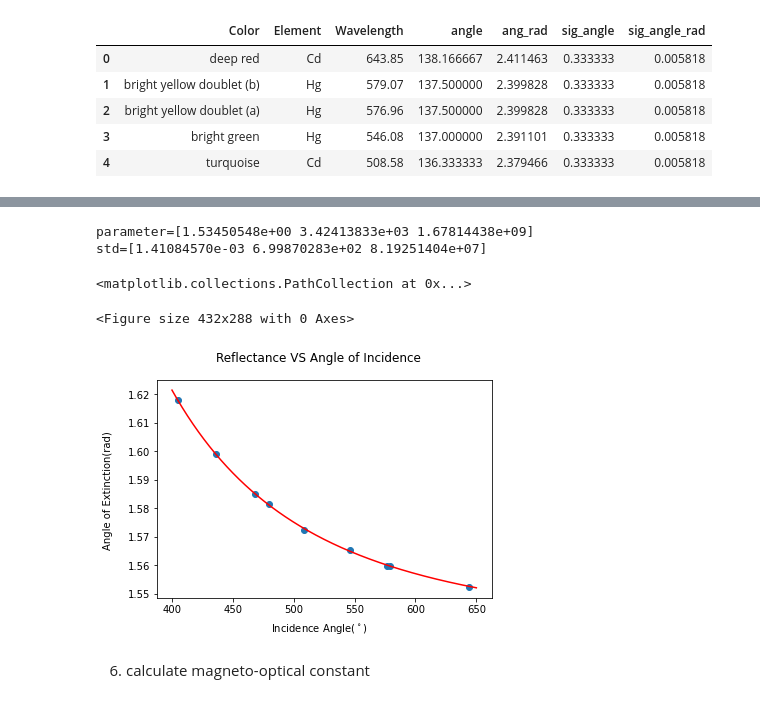
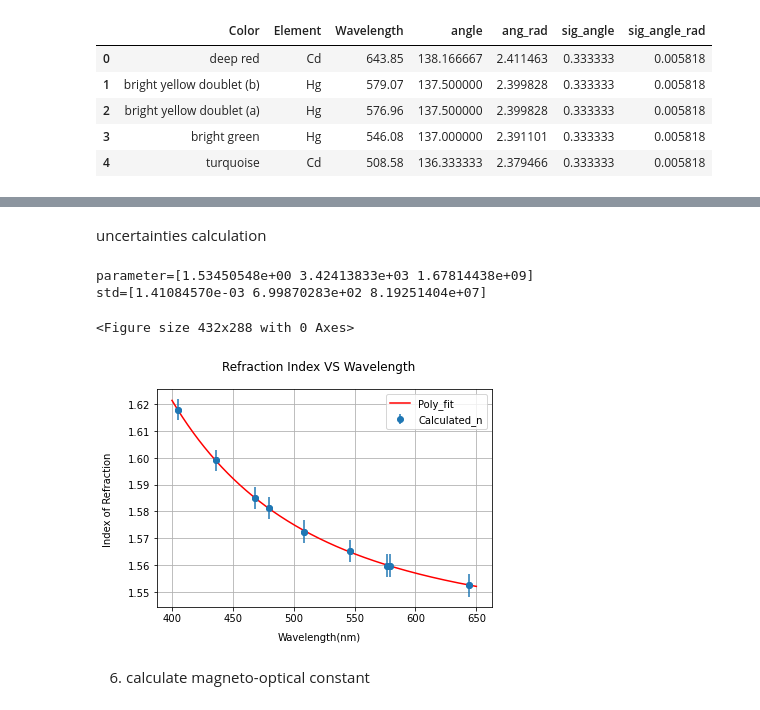
Before and after one commit to alberthu233/phys311_lab_report, a Jupyter notebook: faraday_rotation/faraday.ipynb, the cells around one changed output, grey strips where cells are left out. Drawn from its saved outputs; the diff is of its cells as text; code cells hidden in the pictures.

```diff
--- a/faraday_rotation/faraday.ipynb
+++ b/faraday_rotation/faraday.ipynb
@@ -198,6 +208,10 @@ df5.head()
 | 2 | bright yellow doublet (a) | Hg | 576.96 | 137.500000 | 2.399828 | 0.333333 | 0.005818 | 1.559769 | 0.000003 |
 | 3 | bright green | Hg | 546.08 | 137.000000 | 2.391101 | 0.333333 | 0.005818 | 1.565216 | 0.000003 |
 | 4 | turquoise | Cd | 508.58 | 136.333333 | 2.379466 | 0.333333 | 0.005818 | 1.572433 | 0.000004 |
+# %% [markdown]
+uncertainties calculation
+# %%
+df5["sig_n"] = df5["ang_rad"].apply(math.cos)*df5["sig_angle_rad"]
 # %%
 # wavelegnth linear fit
 def dispersion(x, a, b, c):
@@ -219,18 +233,22 @@ std=[1.41084570e-03 6.99870283e+02 8.19251404e+07]
 # %%
 xp = np.linspace(400,650,1000)
 
 plt.clf()
 fig = plt.figure()
 ax1 = fig.add_subplot(111)
-fig.suptitle("Reflectance VS Angle of Incidence")
-fig.text(0.5, 0.01, 'Incidence Angle($^\circ$)', ha='center')
-fig.text(0.001, 0.5, 'Angle of Extinction(rad)', va='center', rotation='vertical')
-ax1.plot(xp, dispersion(xp, *dispersion_fit[0]), color="red")
+fig.suptitle("Refraction Index VS Wavelength")
+fig.text(0.5, 0.01, 'Wavelength(nm)', ha='center')
+fig.text(0.001, 0.5, 'Index of Refraction', va='center', rotation='vertical')
+ax1.plot(xp, dispersion(xp, *dispersion_fit[0]), color="red", label="Poly_fit")
 ax1.scatter(df5["Wavelength"],df5["n"])
+ax1.errorbar(df5["Wavelength"],df5["n"], fmt="o",yerr=df5["sig_n"], label="Calculated_n")
+ax1.grid()
+ax1.legend()
+
+fig.savefig("n_lambda.png", dpi=500, bbox_inches='tight')
 # %% [output]
-<matplotlib.collections.PathCollection at 0x...>
+<Figure size 432x288 with 0 Axes>
-<Figure size 432x288 with 0 Axes>
-[figure, old version]
+[figure, new version]
 # %% [markdown]
 6. calculate magneto-optical constant
 # %%
```
Also changed, not shown: parts of 3 cells of this notebook, 2 other files.
